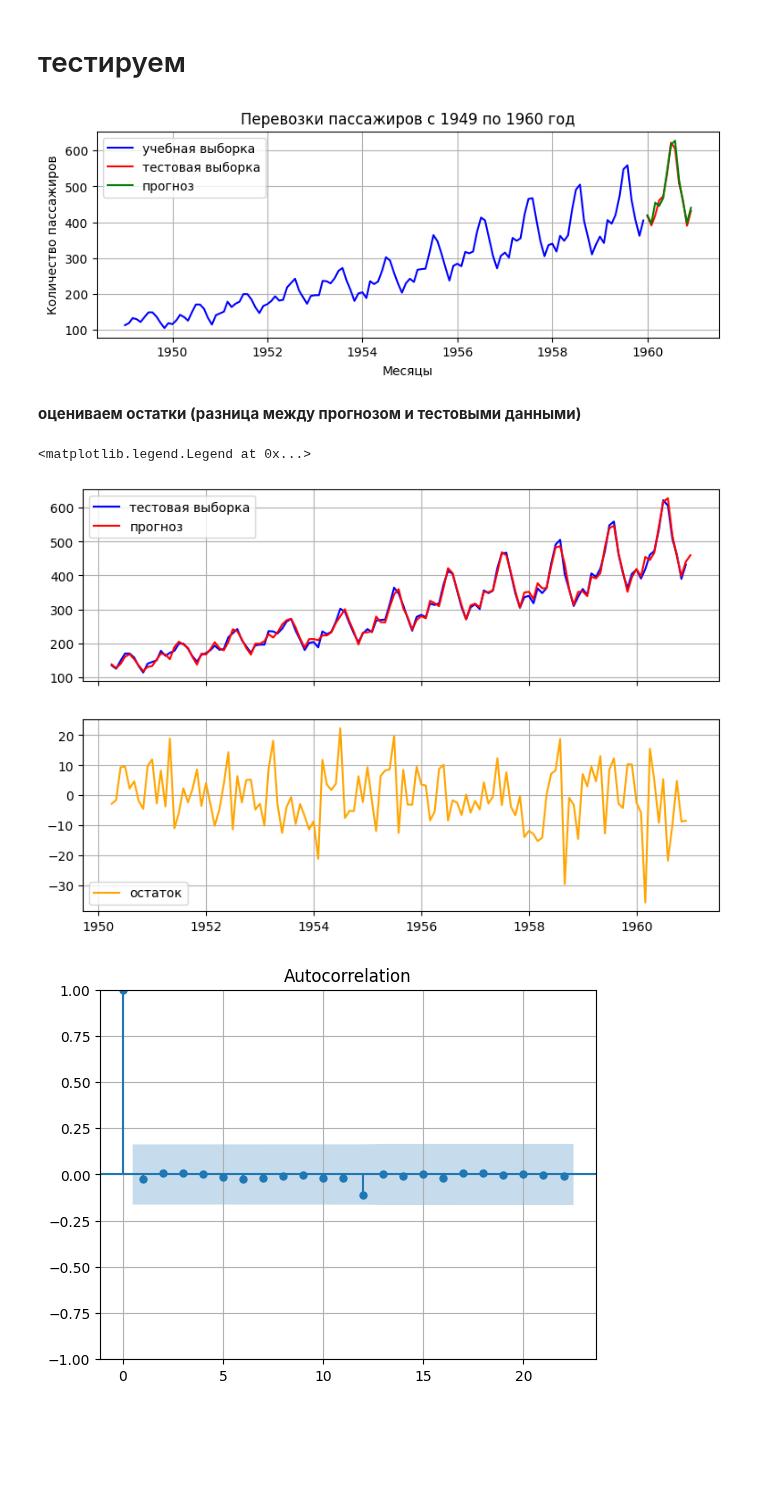
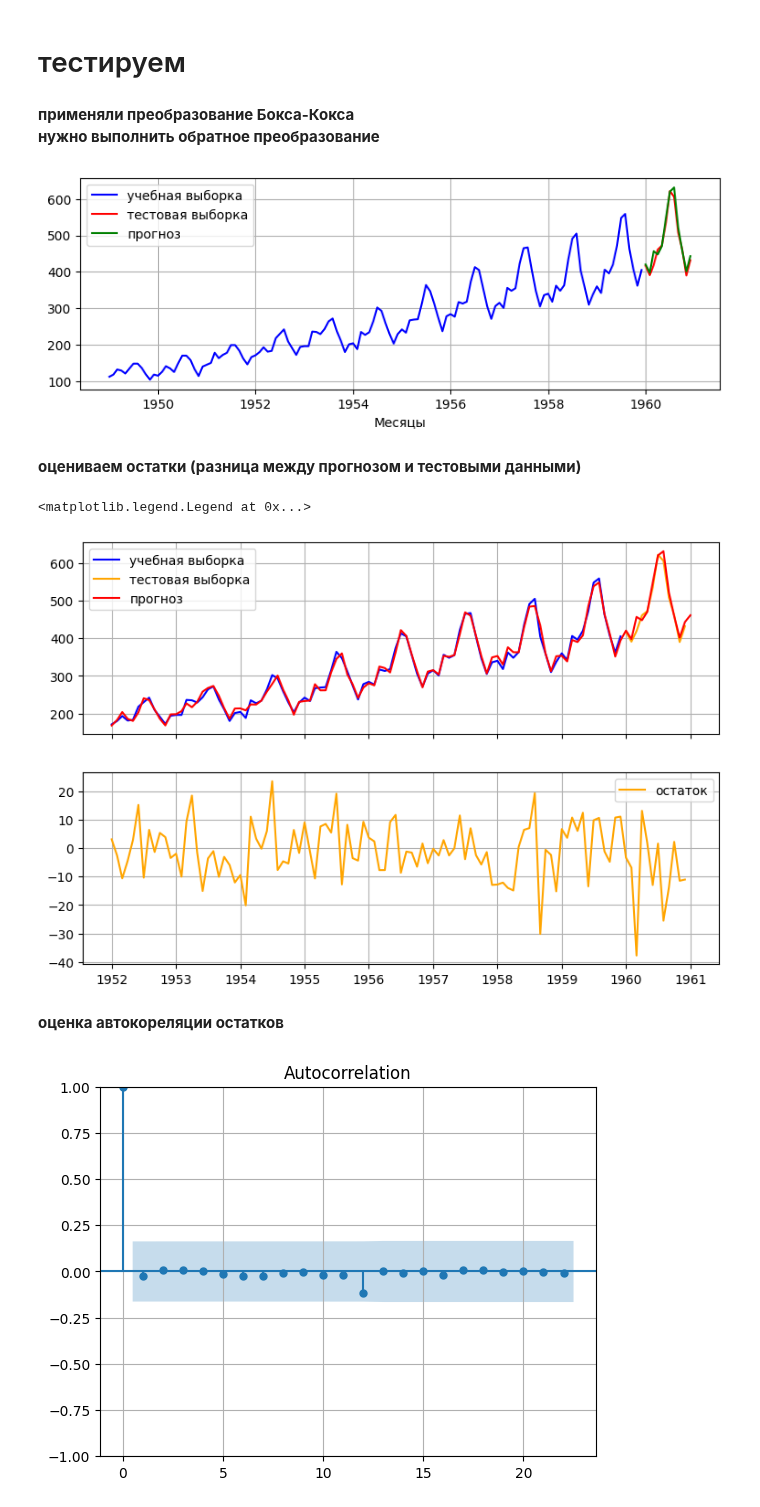
Before and after one commit to mechanoid5/ml_lectorium_2024_I, a Jupyter notebook: examples/22-time-series/02-sarima.ipynb, the cells around one changed output. Cells and saved outputs as stored; diff of their text form; code cells hidden in the pictures; blank space fills up the shorter version.

```diff
--- a/examples/22-time-series/02-sarima.ipynb
+++ b/examples/22-time-series/02-sarima.ipynb
@@ -211,0 +197,2 @@ p,P = 11,1
+# %%
+Q = 0
@@ -211,0 +210,2 @@ p,P = 11,1
+# %%
+P = 2
@@ -287,25 +290,25 @@ Warnings:
 # %% [markdown]
 # тестируем
 # %%
-from scipy.special import inv_boxcox
-
 start,end  = len(train), len(train)+len(test)-1
 
-# - выполняем обратные преобразования (дифференцирование,логарифмирование) для выдачи прогноза
-predicted = inv_boxcox( model.predict(start, end), 0 )
+predicted = model.predict(start, end)
+# %% [markdown]
+__применяли преобразование Бокса-Кокса__
+__нужно выполнить обратное преобразование__
+# %%
+from scipy.special import inv_boxcox
+predicted = inv_boxcox( predicted, 0 )
 # %%
 fig,ax = plt.subplots(figsize = (9,3))
-ax.plot(train['#Passengers'], color = 'blue',label='учебная выборка')
-ax.plot(test['#Passengers'], color = 'red',label='тестовая выборка')
+ax.plot(train['values'], color = 'blue',label='учебная выборка')
+ax.plot(test['values'], color = 'red',label='тестовая выборка')
 ax.plot(predicted, color = 'green',  label='прогноз')
-
 ax.set_xlabel('Месяцы', )
-ax.set_ylabel('Количество пассажиров',)
-ax.set_title('Перевозки пассажиров с 1949 по 1960 год', )
 ax.legend(title = '', loc = 'upper left', )
 ax.grid()
 # %% [output]
-[figure, old version]
+[figure, new version]
 # %% [markdown]
 __оцениваем остатки (разница между прогнозом и тестовыми данными)__
 # %%
@@ -318,13 +323,18 @@ err = df['#Passengers'] - predicted
 # %%
+n_skip = 12*3
+
 fig,ax = plt.subplots(2,1,figsize = (9,6),sharex=True)
-ax[0].plot(df[15:]['#Passengers'], color = 'blue',label='тестовая выборка')
-ax[0].plot(predicted[15:], color = 'red',label='прогноз')
+ax[0].plot(train[n_skip:]['values'], color = 'blue',label='учебная выборка')
+ax[0].plot(test['values'], color = 'orange',label='тестовая выборка')
+ax[0].plot(predicted[n_skip:], color = 'red',label='прогноз')
 ax[0].grid()
 ax[0].legend()
-ax[1].plot(err[15:], color = 'orange',label='остаток')
+ax[1].plot(err[n_skip:], color = 'orange',label='остаток')
 ax[1].grid()
 ax[1].legend()
 # %% [output]
 <matplotlib.legend.Legend at 0x...>
-[figure, old version]
+[figure, new version]
+# %% [markdown]
+__оценка автокореляции остатков__
 # %%
```
Also changed, not shown: parts of 67 cells of this notebook.
